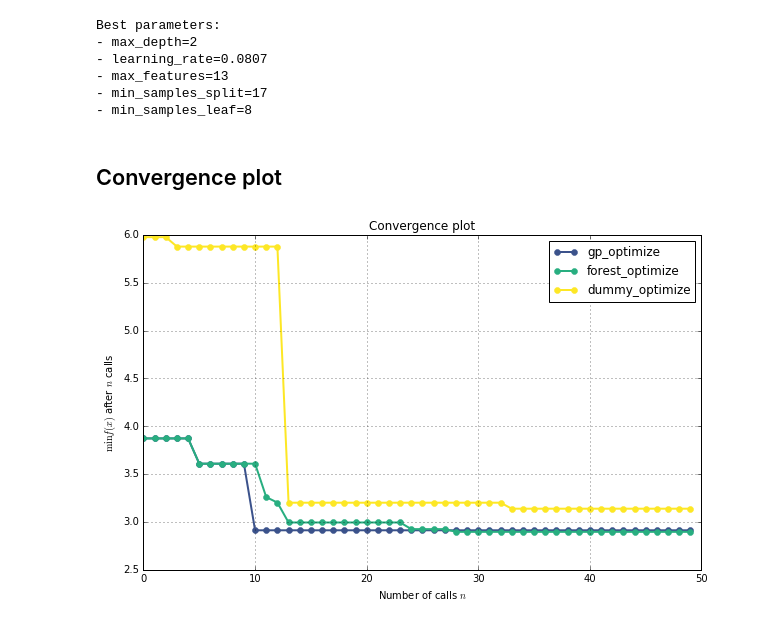
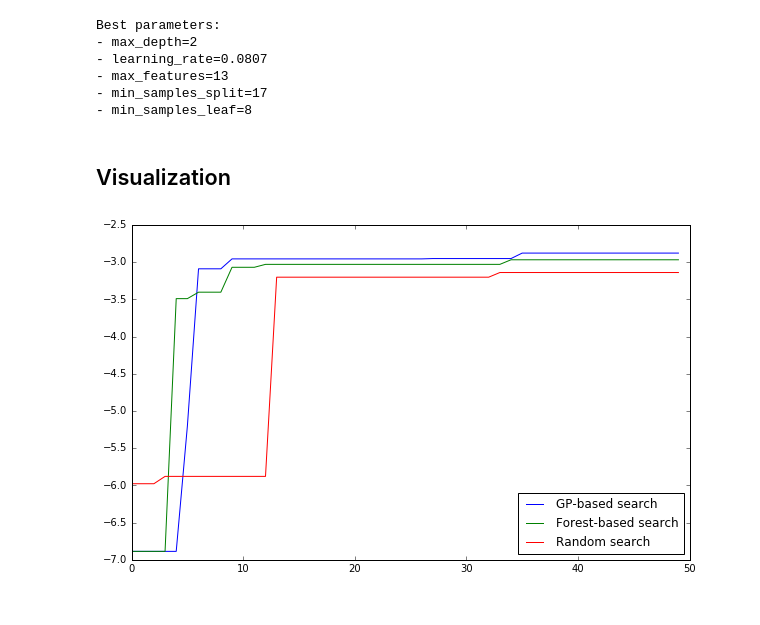
Before and after one commit to scikit-optimize/scikit-optimize, a Jupyter notebook: examples/hyperparameter-optimisation.ipynb, the cells around one changed output. Saved outputs shown, nothing was run; the diff lists cells and outputs as text; code cells hidden in the pictures.

```diff
--- a/examples/hyperparameter-optimisation.ipynb
+++ b/examples/hyperparameter-optimisation.ipynb
@@ -50,7 +50,7 @@ space  = [(1, 5),                           # max_depth
 With these two pieces, we are now ready for sequential model-based optimisation. Here we compare gaussian process-based optimisation versus forest-based optimisation.
 # %%
 from skopt import gp_minimize
-res_gp = gp_minimize(objective, space, maxiter=50, random_state=0)
+res_gp = gp_minimize(objective, space, n_random_starts=1, n_calls=50, random_state=0)
 # %%
 "Best score=%.4f" % res_gp.fun
 # %% [output]
@@ -73,7 +73,7 @@ Best parameters:
 - min_samples_leaf=2
 # %%
 from skopt import forest_minimize
-res_forest = forest_minimize(objective, space, maxiter=50, random_state=0)
+res_forest = forest_minimize(objective, space, n_random_starts=1, n_calls=50, random_state=0)
 # %%
 "Best score=%.4f" % res_forest.fun
 # %% [output]
@@ -119,12 +119,19 @@ Best parameters:
 - max_features=13
 - min_samples_split=17
 - min_samples_leaf=8
-# %% [markdown]
-## Convergence plot
-# %%
-from skopt.plots import plot_convergence
-plot_convergence(("gp_optimize", res_gp),
-                 ("forest_optimize", res_forest),
-                 ("dummy_optimize", res_dummy))
-# %% [output]
-[figure, removed]
+# %% [markdown]
+## Visualization
+# %%
+n_points = 50
+
+best_gp = [-np.min(res_gp.func_vals[:i+1]) for i in range(n_points)]
+plt.plot(range(n_points), best_gp, label="GP-based search")
+best_forest = [-np.min(res_forest.func_vals[:i+1]) for i in range(n_points)]
+plt.plot(range(n_points), best_forest, label="Forest-based search")
+best_dummy = [-np.min(res_dummy.func_vals[:i+1]) for i in range(n_points)]
+plt.plot(range(n_points), best_dummy, label="Random search")
+plt.legend(loc="best")
+
+plt.show()
+# %% [output]
+[figure, added]
```
Also changed, not shown: parts of 4 cells of this notebook, 5 other files.
